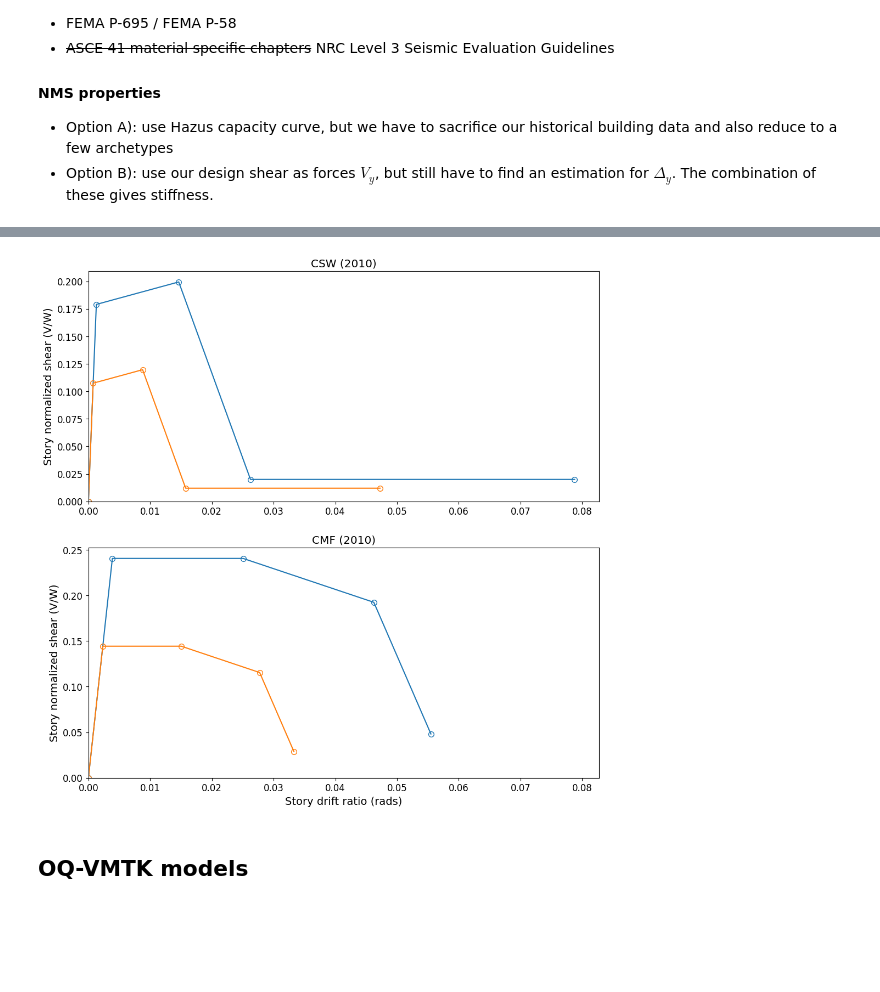
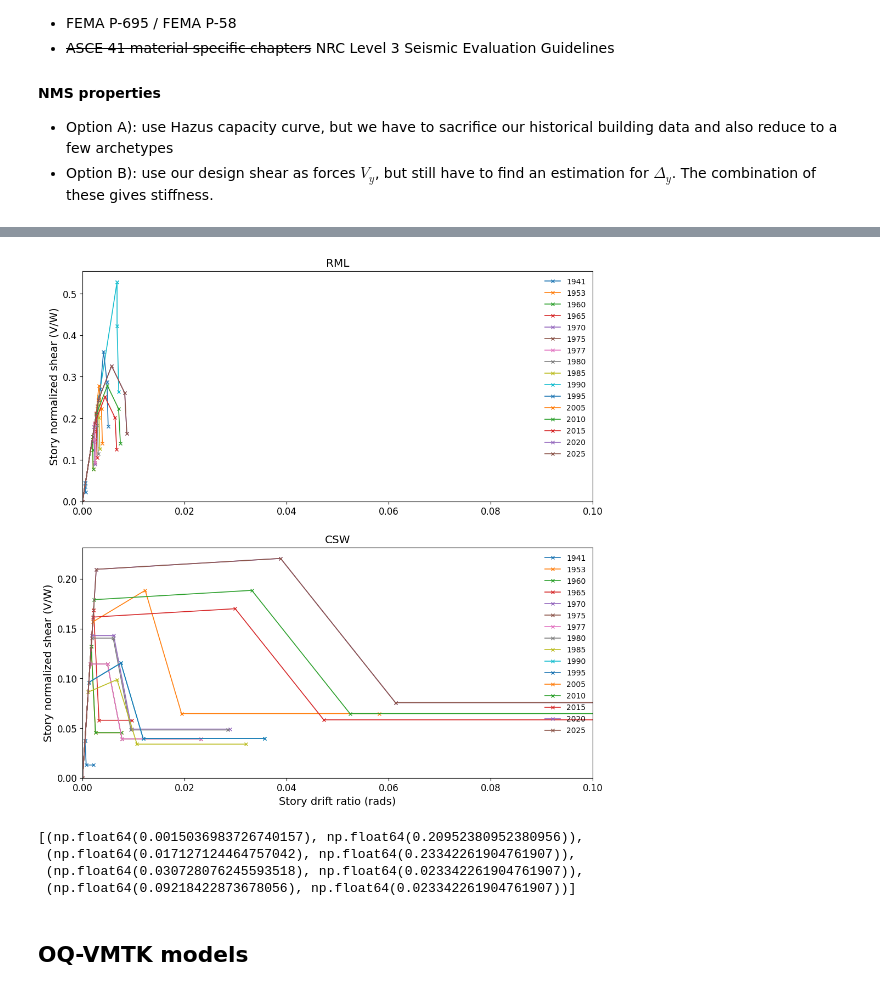
Before and after one commit to hgp297/oq-vmtk, a Jupyter notebook: demos/cov_refm/cov_workshop.ipynb, the cells around one changed output, grey strips where cells are left out. Cells and saved outputs as stored; diff of their text form; code cells hidden in the pictures; blank space fills up the shorter version.

Commit message:
feat: added rmsw capacity curve

```diff
--- a/demos/cov_refm/cov_workshop.ipynb
+++ b/demos/cov_refm/cov_workshop.ipynb
@@ -304,32 +306,50 @@ It should be understood that these are typically for a component level. However,
 # %%
 ## change this to plot only largest story force, all era on one plot
 import matplotlib.pyplot as plt
 
 my_building = tst.iloc[-4]
 
 plt.rcParams['mathtext.default'] = 'regular'
 plt.rcParams['font.size'] = 12
 
+# n_years = tst.shape[0]
+# plt.rcParams["axes.prop_cycle"] = plt.cycler("color", plt.cm.cividis(np.linspace(0,1,n_years)))
 fig, axs = plt.subplots(2, 1, figsize=(12,12), sharex=True)
 
 for dir in range(2):
     ax=axs[dir]
 
-    for theta_i, V_i in zip(my_building["story_drift_ratio_capacity"][dir],
-                        my_building["story_normalized_shear"][dir]):
-        theta_i = np.concatenate([[0.0], theta_i])
-        V_i = np.concatenate([[0.0], V_i])
-        ax.plot(theta_i, V_i, '-o', linewidth=1.5, markerfacecolor='None', markersize=7)
-        ax.set_xlim(left=0)
-        ax.set_ylim(bottom=0)
-        ax.set_title(str(my_building["LFRS"][dir]) + ' (' + str(my_building["effective_nbcc_year"]) + ')')
+    # for theta_i, V_i in zip(my_building["story_drift_ratio_capacity"][dir],
+    #                     my_building["story_normalized_shear"][dir]):
+    #     print(theta_i)
+    #     theta_i = np.concatenate([[0.0], theta_i])
+    #     V_i = np.concatenate([[0.0], V_i])
+    #     ax.plot(theta_i, V_i, '-o', linewidth=1.5, markerfacecolor='None', markersize=7)
+
+    for index, row in tst.iterrows():
+        my_building = row.copy()
+        theta_i = np.concatenate([[0.0], my_building["story_drift_ratio_capacity"][dir][0]])
+        V_i = np.concatenate([[0.0], my_building["story_normalized_shear"][dir][0]])
+        ax.plot(theta_i, V_i, '-x', linewidth=1.2, markerfacecolor='None', markersize=4, label=my_building['effective_nbcc_year'])
+
+    ax.set_xlim(left=0., right=0.1)
+    ax.set_ylim(bottom=0)
+    ax.set_title(str(my_building["LFRS"][dir]))
+    ax.legend(fontsize=10, frameon=False)
 
     if dir == 1:
         ax.set_xlabel(r'Story drift ratio (rads)', fontsize=14)
     ax.set_ylabel(r'Story normalized shear (V/W)', fontsize=14)
     ax.tick_params(axis='x', labelbottom=True)
 # %% [output]
-[figure, old version]
+[figure, new version]
+# %%
+list(zip(my_building["story_drift_ratio_capacity"][dir][0], my_building["story_normalized_shear"][dir][0]))
+# %% [output]
+[(np.float64(0.0015036983726740157), np.float64(0.20952380952380956)),
+ (np.float64(0.017127124464757042), np.float64(0.23342261904761907)),
+ (np.float64(0.030728076245593518), np.float64(0.023342261904761907)),
+ (np.float64(0.09218422873678056), np.float64(0.023342261904761907))]
 # %% [markdown]
 ## OQ-VMTK models
 # %% [markdown]
```
Also changed, not shown: parts of 7 cells of this notebook, 2 other files.
